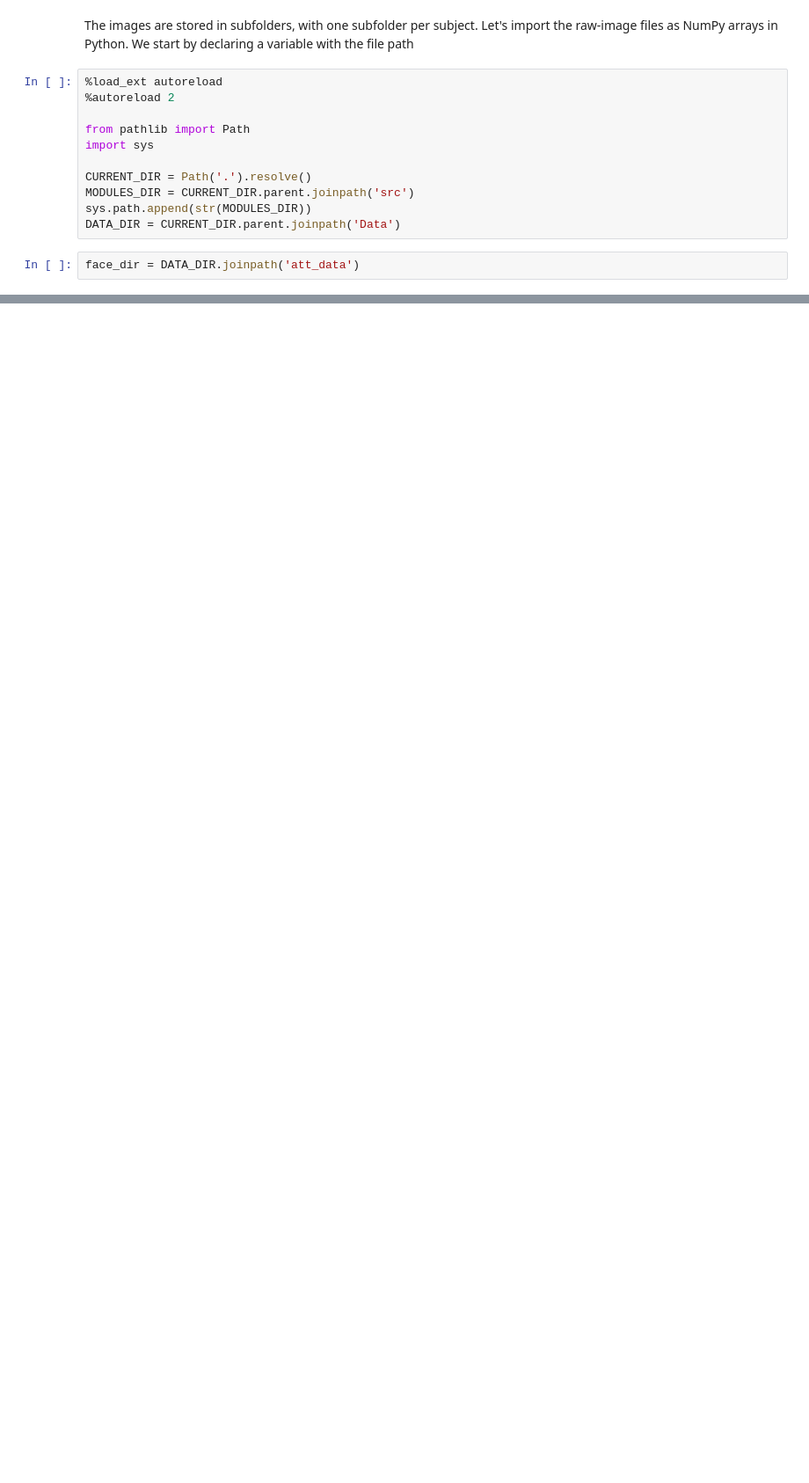
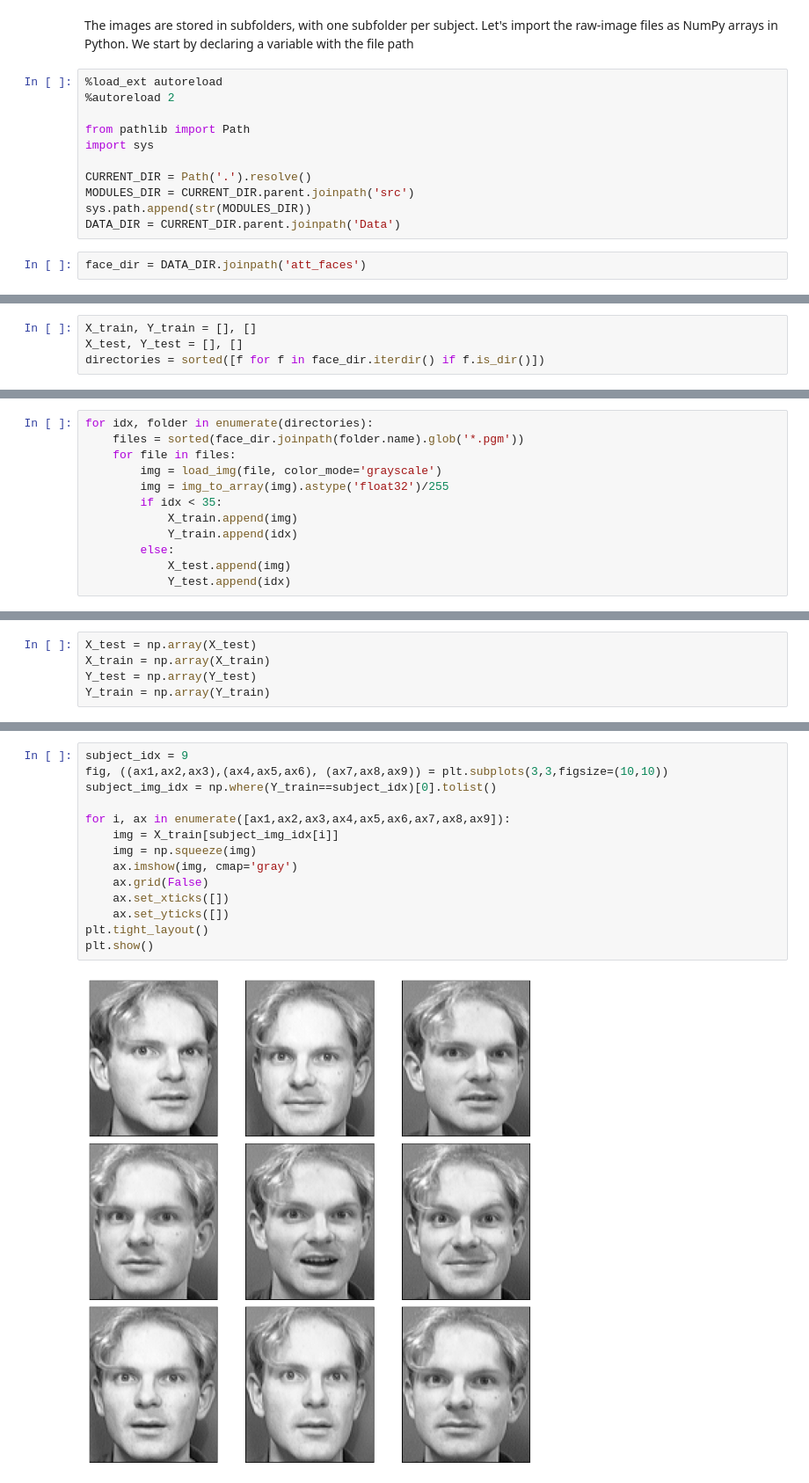
Before and after one commit to dionicio-alberto/Facial-Recognition-System-with-Neural-Networks, a Jupyter notebook: Notebooks/2_0_Face_recognition.ipynb, the cells around one changed output, grey strips where cells are left out. Shown at 88% size. Drawn from its saved outputs; the diff is of its cells as text; blank space fills up the shorter version.

Commit message:
face recognition 3

```diff
--- a/Notebooks/2_0_Face_recognition.ipynb
+++ b/Notebooks/2_0_Face_recognition.ipynb
@@ -83,4 +83,4 @@ MODULES_DIR = CURRENT_DIR.parent.joinpath('src')
 sys.path.append(str(MODULES_DIR))
 DATA_DIR = CURRENT_DIR.parent.joinpath('Data')
 # %%
-face_dir = DATA_DIR.joinpath('att_data')
+face_dir = DATA_DIR.joinpath('att_faces')
@@ -86,0 +92,4 @@ face_dir = DATA_DIR.joinpath('att_data')
+# %%
+X_train, Y_train = [], []
+X_test, Y_test = [], []
+directories = sorted([f for f in face_dir.iterdir() if f.is_dir()])
@@ -86,0 +98,12 @@ face_dir = DATA_DIR.joinpath('att_data')
+# %%
+for idx, folder in enumerate(directories):
+    files = sorted(face_dir.joinpath(folder.name).glob('*.pgm'))
+    for file in files:
+        img = load_img(file, color_mode='grayscale')
+        img = img_to_array(img).astype('float32')/255
+        if idx < 35:
+            X_train.append(img)
+            Y_train.append(idx)
+        else:
+            X_test.append(img)
+            Y_test.append(idx)
@@ -86,0 +112,5 @@ face_dir = DATA_DIR.joinpath('att_data')
+# %%
+X_test = np.array(X_test)
+X_train = np.array(X_train)
+Y_test = np.array(Y_test)
+Y_train = np.array(Y_train)
@@ -86,0 +125,16 @@ face_dir = DATA_DIR.joinpath('att_data')
+# %%
+subject_idx = 9
+fig, ((ax1,ax2,ax3),(ax4,ax5,ax6), (ax7,ax8,ax9)) = plt.subplots(3,3,figsize=(10,10))
+subject_img_idx = np.where(Y_train==subject_idx)[0].tolist()
+
+for i, ax in enumerate([ax1,ax2,ax3,ax4,ax5,ax6,ax7,ax8,ax9]):
+    img = X_train[subject_img_idx[i]]
+    img = np.squeeze(img)
+    ax.imshow(img, cmap='gray')
+    ax.grid(False)
+    ax.set_xticks([])
+    ax.set_yticks([])
+plt.tight_layout()
+plt.show()
+# %% [output]
+[figure, added]
```
Also changed, not shown: parts of 9 cells of this notebook.
